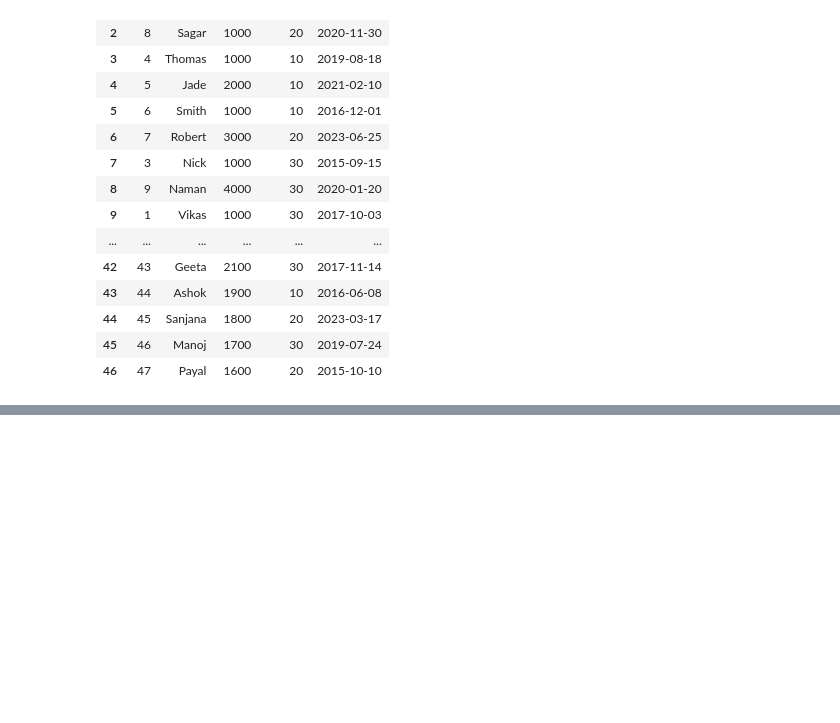
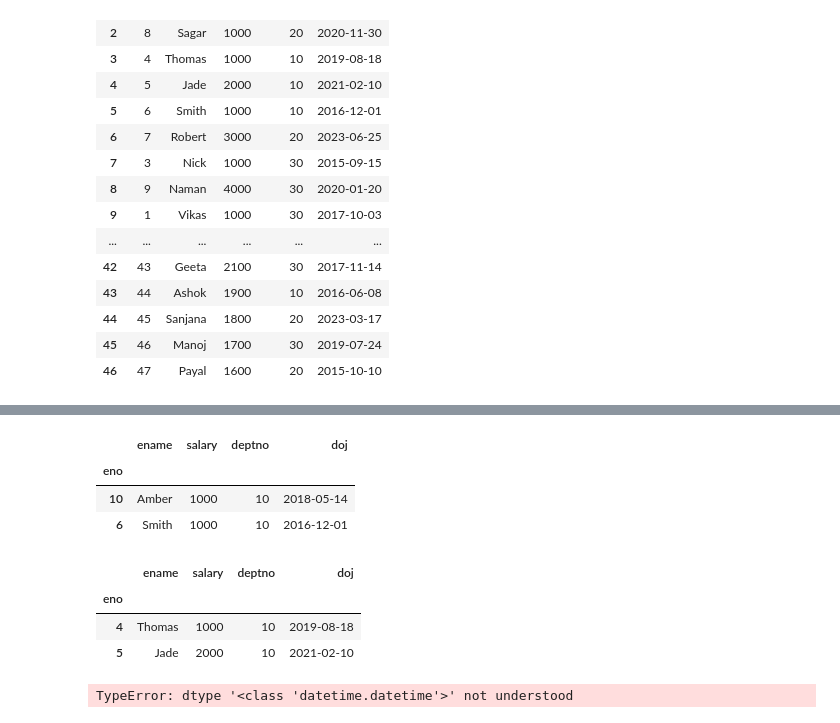
Before and after one commit to etlqalabs/Aug2026weekdays, a Jupyter notebook: Pandas_Day2.ipynb, the cells around one changed output, grey strips where cells are left out. Cells and saved outputs as stored; diff of their text form; code cells hidden in the pictures; blank space fills up the shorter version.

```diff
--- a/Pandas_Day2.ipynb
+++ b/Pandas_Day2.ipynb
@@ -399,0 +483,27 @@ df.sort_index()
+# %%
+df.iloc[[0,5]]
+# %% [output]
+|  | ename | salary | deptno | doj |
+| eno |  |  |  |  |
+| 10 | Amber | 1000 | 10 | 2018-05-14 |
+| 6 | Smith | 1000 | 10 | 2016-12-01 |
+# %%
+df.loc[[4,5]]
+# %% [output]
+|  | ename | salary | deptno | doj |
+| eno |  |  |  |  |
+| 4 | Thomas | 1000 | 10 | 2019-08-18 |
+| 5 | Jade | 2000 | 10 | 2021-02-10 |
+# %%
+import datetime
+
+df = pd.read_csv(
+    "emp.csv",
+    dtype={
+        "salary": float,
+        "deptno": float,
+        "doj": datetime.datetime
+    }
+)
+# %% [output]
+TypeError: dtype '<class 'datetime.datetime'>' not understood
```
Also changed, not shown: parts of 6 cells of this notebook, 6 other files.
